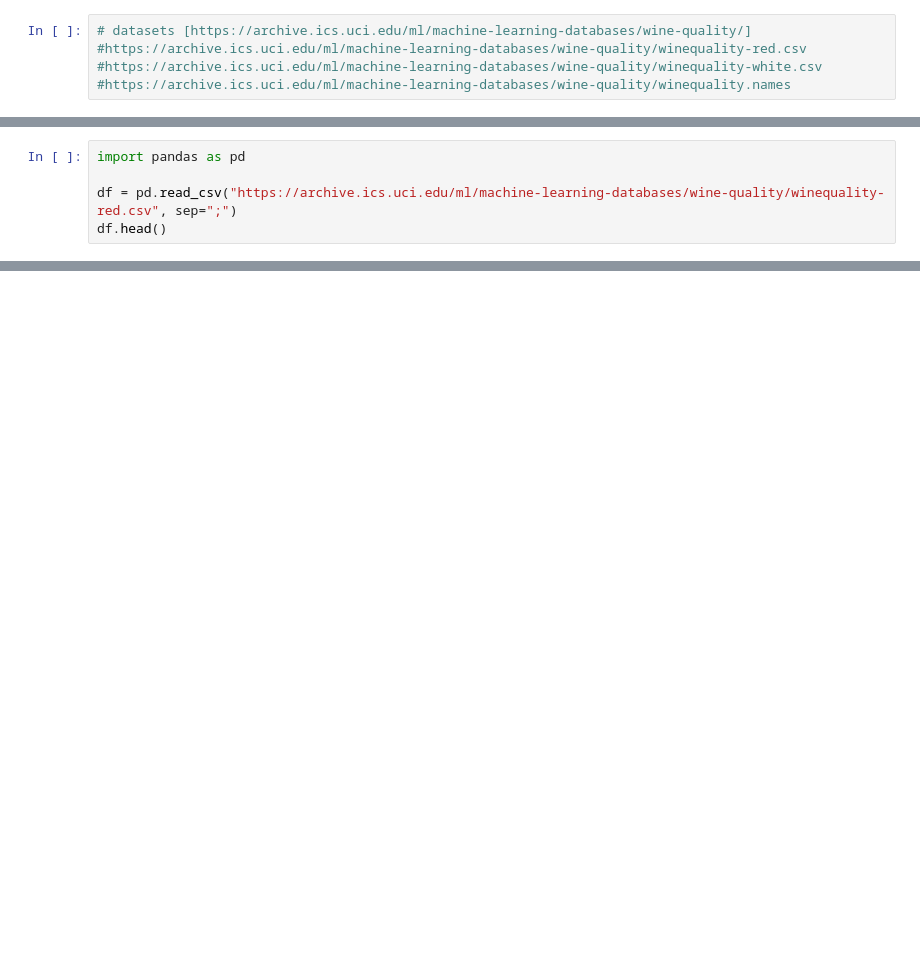
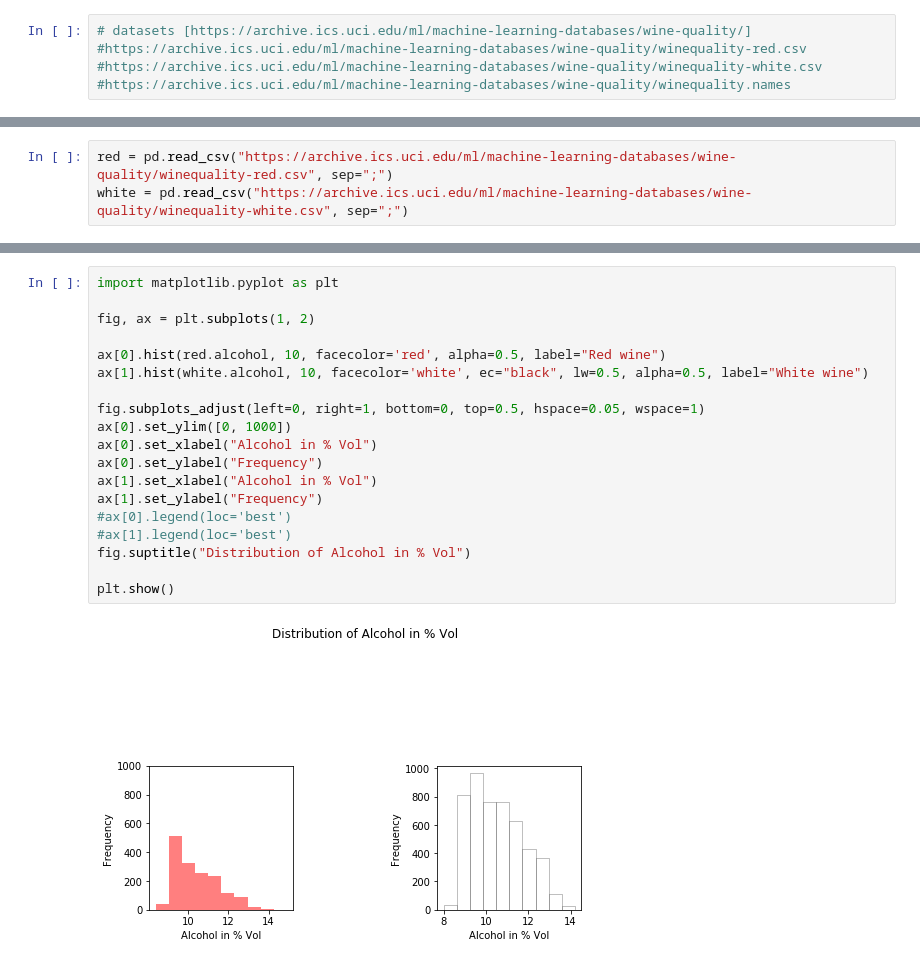
Before and after one commit to Subhraj07/Machine_Learning_Models, a Jupyter notebook: MLpractice/CEREBRINOCS/keras_test.ipynb, the cells around one changed output, grey strips where cells are left out. Saved outputs shown, nothing was run; the diff lists cells and outputs as text; blank space fills up the shorter version.

```diff
--- a/MLpractice/CEREBRINOCS/keras_test.ipynb
+++ b/MLpractice/CEREBRINOCS/keras_test.ipynb
@@ -29,5 +34,3 @@ Successfully installed tb-nightly-1.14.0a20190603 tensorflow-2.0.0b1 tf-estimato
 # %%
-import pandas as pd
-
-df = pd.read_csv("https://archive.ics.uci.edu/ml/machine-learning-databases/wine-quality/winequality-red.csv", sep=";")
-df.head()
+red = pd.read_csv("https://archive.ics.uci.edu/ml/machine-learning-databases/wine-quality/winequality-red.csv", sep=";")
+white = pd.read_csv("https://archive.ics.uci.edu/ml/machine-learning-databases/wine-quality/winequality-white.csv", sep=";")
@@ -40,0 +98,21 @@ df.head()
+# %%
+import matplotlib.pyplot as plt
+
+fig, ax = plt.subplots(1, 2)
+
+ax[0].hist(red.alcohol, 10, facecolor='red', alpha=0.5, label="Red wine")
+ax[1].hist(white.alcohol, 10, facecolor='white', ec="black", lw=0.5, alpha=0.5, label="White wine")
+
+fig.subplots_adjust(left=0, right=1, bottom=0, top=0.5, hspace=0.05, wspace=1)
+ax[0].set_ylim([0, 1000])
+ax[0].set_xlabel("Alcohol in % Vol")
+ax[0].set_ylabel("Frequency")
+ax[1].set_xlabel("Alcohol in % Vol")
+ax[1].set_ylabel("Frequency")
+#ax[0].legend(loc='best')
+#ax[1].legend(loc='best')
+fig.suptitle("Distribution of Alcohol in % Vol")
+
+plt.show()
+# %% [output]
+[figure, added]
```
Also changed, not shown: parts of 34 cells of this notebook.
